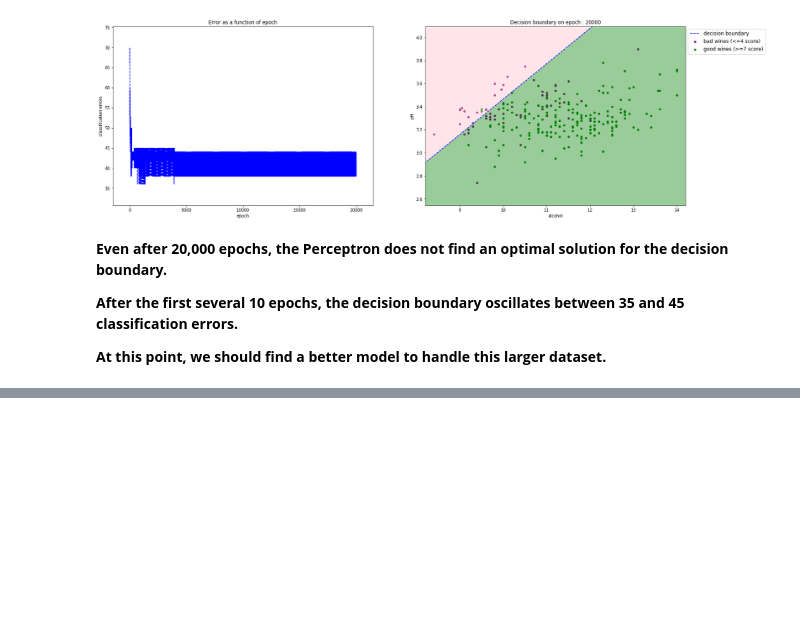
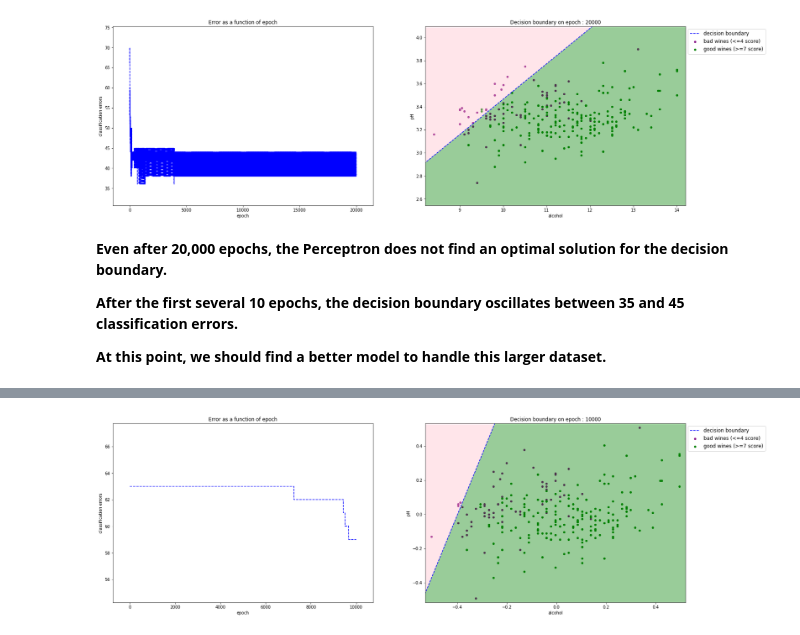
Before and after one commit to Zeroays/ft_sommelier, a Jupyter notebook: ft_sommelier.ipynb, the cells around one changed output, grey strips where cells are left out. Drawn from its saved outputs; the diff is of its cells as text; code cells hidden in the pictures; blank space fills up the shorter version.

Commit message:
Adding V6 - V4 and V5 not done

```diff
--- a/ft_sommelier.ipynb
+++ b/ft_sommelier.ipynb
@@ -451,10 +457,10 @@ def vector_op(v1, v2, op):
 
 def dot_product(matrix, vector):
     sums = []
-    for rows in matrix:
+    for i in range(len(matrix)):
         weighted_sum = 0
-        for i in range(len(vector)):
-            weighted_sum += rows[i] * vectors[i]
+        for j in range(len(vector)):
+            weighted_sum += matrix[i][j] * vector[j]
         sums.append(weighted_sum)
     return sums
 
@@ -485,0 +569,31 @@ class Adaline():
+# %%
+"""Filtering the data, similar to how it was done for the Perceptron above"""
+
+"""Normalization was performed to promote faster convergence"""
+
+def adaline_qlty_column(good_threshold, bad_threshold):
+    adaline_data = data.assign(Good=[1 if qlty >= good_threshold else -1 if qlty <= bad_threshold else 0 for qlty in data['quality']])
+    adaline_threshold_filter = (adaline_data['quality'] >= good_threshold) | (adaline_data['quality'] <= bad_threshold)
+    adaline_data = adaline_data[adaline_threshold_filter]
+
+    x_axis_avg = average(adaline_data['alcohol'].values)
+    y_axis_avg = average(adaline_data['pH'].values)
+
+    x_axis_norm = [mean_normalization(x, adaline_data['alcohol'], x_axis_avg) for x in adaline_data['alcohol']]
+    y_axis_norm = [mean_normalization(y, adaline_data['pH'], y_axis_avg) for y in adaline_data['pH']]
+
+    adaline_data = adaline_data.assign(alcohol=x_axis_norm)
+    adaline_data = adaline_data.assign(pH=y_axis_norm)
+
+    return adaline_data
+
+adaline_data = adaline_qlty_column(7, 4)
+# %%
+"""Learning Rate : 0.00001"""
+
+adaline00001 = Adaline(adaline_data[['pH', 'alcohol']], 10000, 0.00001, True)
+adaline00001.widrow_hoff_learning(adaline_data['Good'])
+
+plot_performance(adaline00001.performance, adaline_data[['alcohol', 'pH', 'quality']], 7, 4, 0, False)
+# %% [output]
+[figure, added]
```
Also changed, not shown: parts of 21 cells of this notebook, 1 other file.
